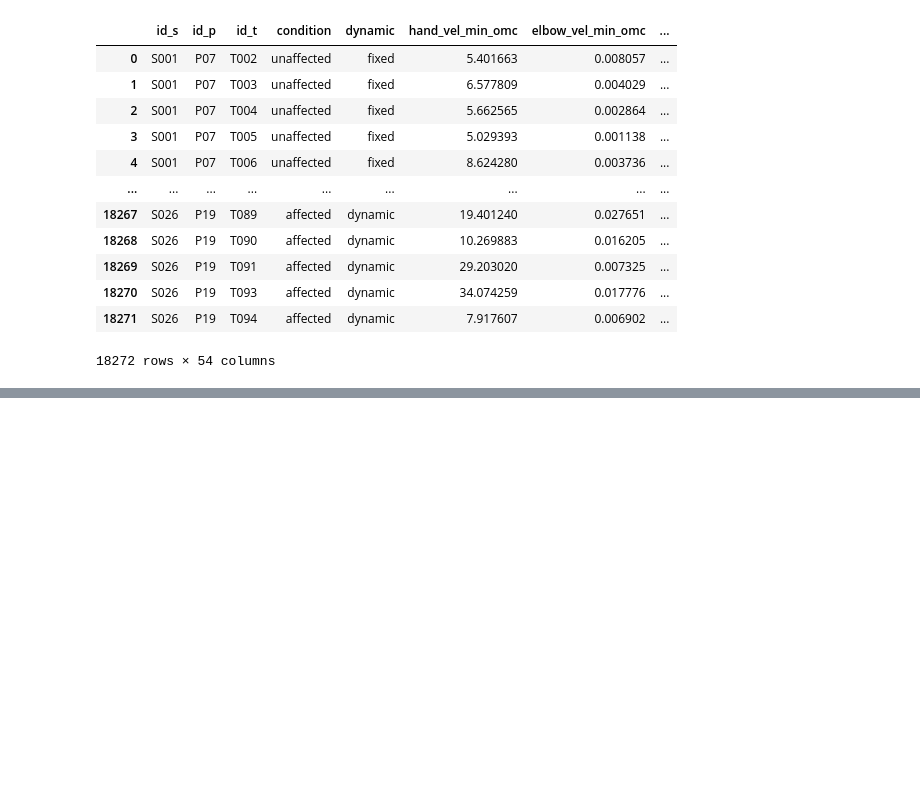
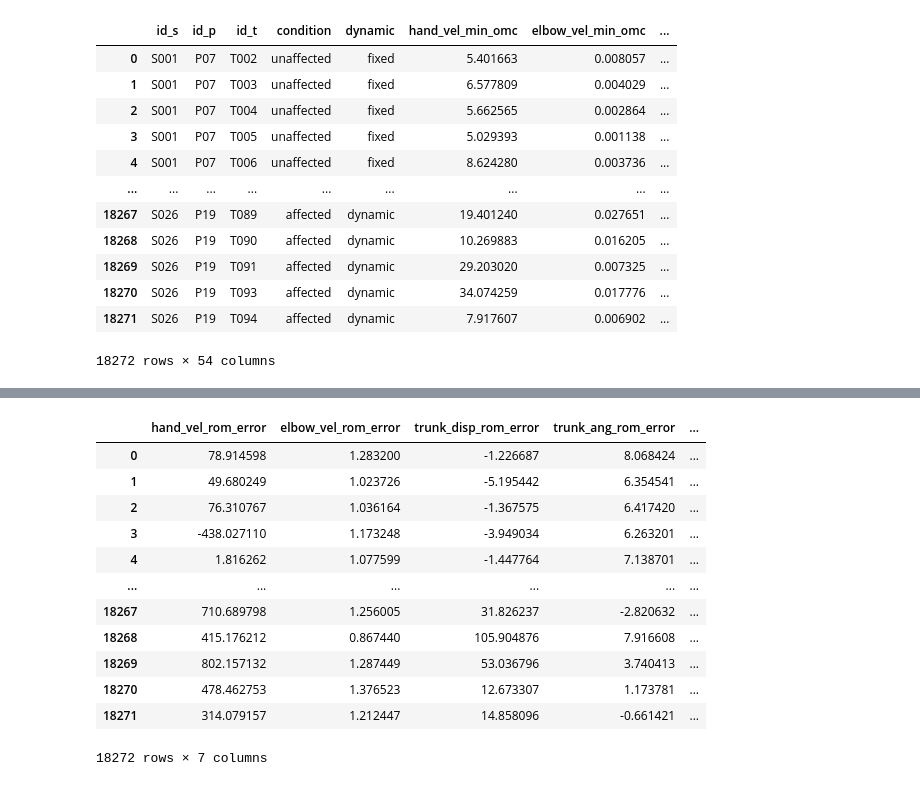
Before and after one commit to j-ullrich/iDrink_MMC_validation, a Jupyter notebook: src/notebooks/rom_error_and_correlation.ipynb, the cells around one changed output, grey strips where cells are left out. Saved outputs shown, nothing was run; the diff lists cells and outputs as text; code cells hidden in the pictures; blank space fills up the shorter version.

```diff
--- a/src/notebooks/rom_error_and_correlation.ipynb
+++ b/src/notebooks/rom_error_and_correlation.ipynb
@@ -73,0 +108,18 @@ df_rom
+# %%
+df_error_columns = df_rom.filter(like='error')
+# %%
+df_error_columns
+# %% [output]
+|  | hand_vel_rom_error | elbow_vel_rom_error | trunk_disp_rom_error | trunk_ang_rom_error | ... |
+| 0 | 78.914598 | 1.283200 | -1.226687 | 8.068424 | ... |
+| 1 | 49.680249 | 1.023726 | -5.195442 | 6.354541 | ... |
+| 2 | 76.310767 | 1.036164 | -1.367575 | 6.417420 | ... |
+| 3 | -438.027110 | 1.173248 | -3.949034 | 6.263201 | ... |
+| 4 | 1.816262 | 1.077599 | -1.447764 | 7.138701 | ... |
+| ... | ... | ... | ... | ... | ... |
+| 18267 | 710.689798 | 1.256005 | 31.826237 | -2.820632 | ... |
+| 18268 | 415.176212 | 0.867440 | 105.904876 | 7.916608 | ... |
+| 18269 | 802.157132 | 1.287449 | 53.036796 | 3.740413 | ... |
+| 18270 | 478.462753 | 1.376523 | 12.673307 | 1.173781 | ... |
+| 18271 | 314.079157 | 1.212447 | 14.858096 | -0.661421 | ... |
+18272 rows × 7 columns
```
Also changed, not shown: parts of 3 cells of this notebook.
